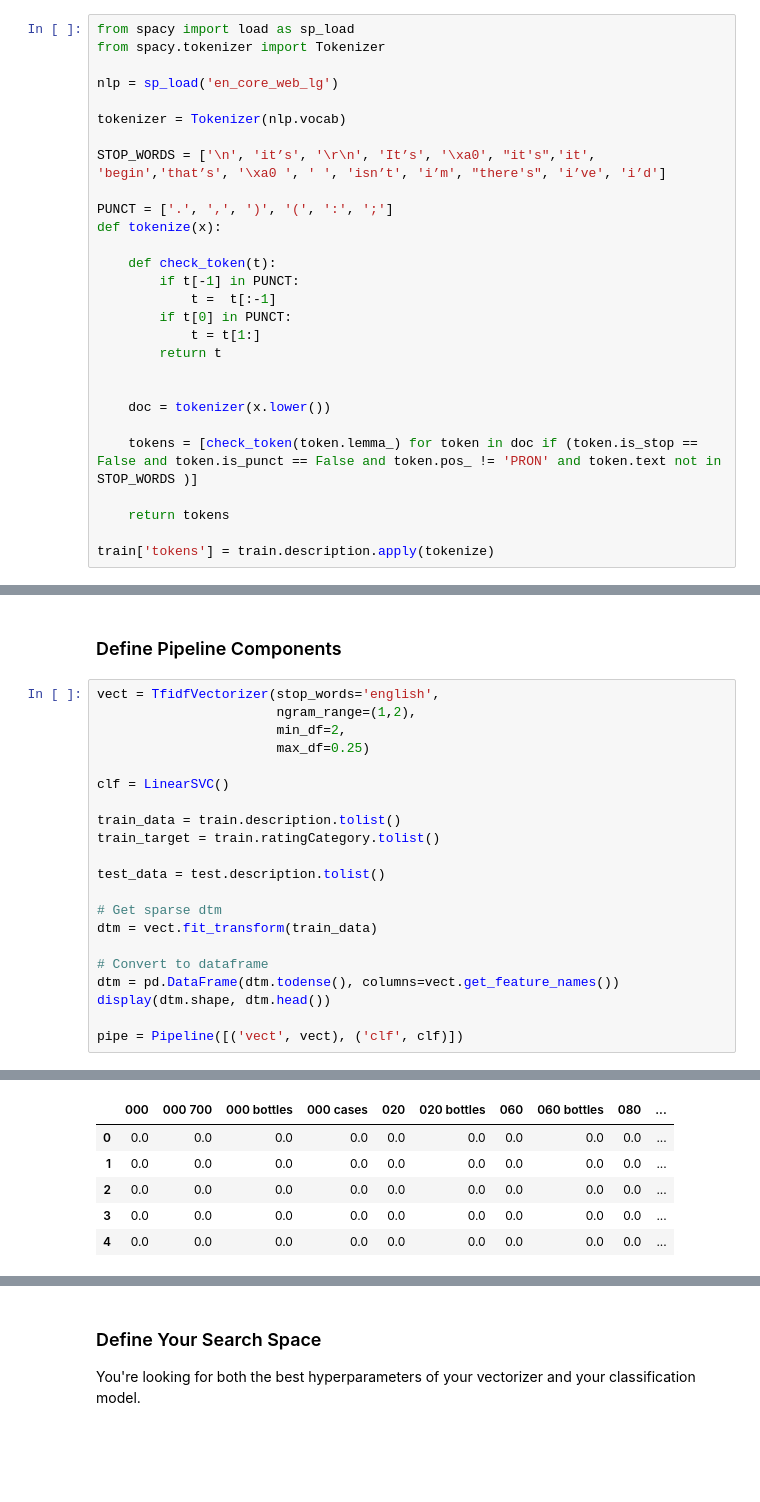
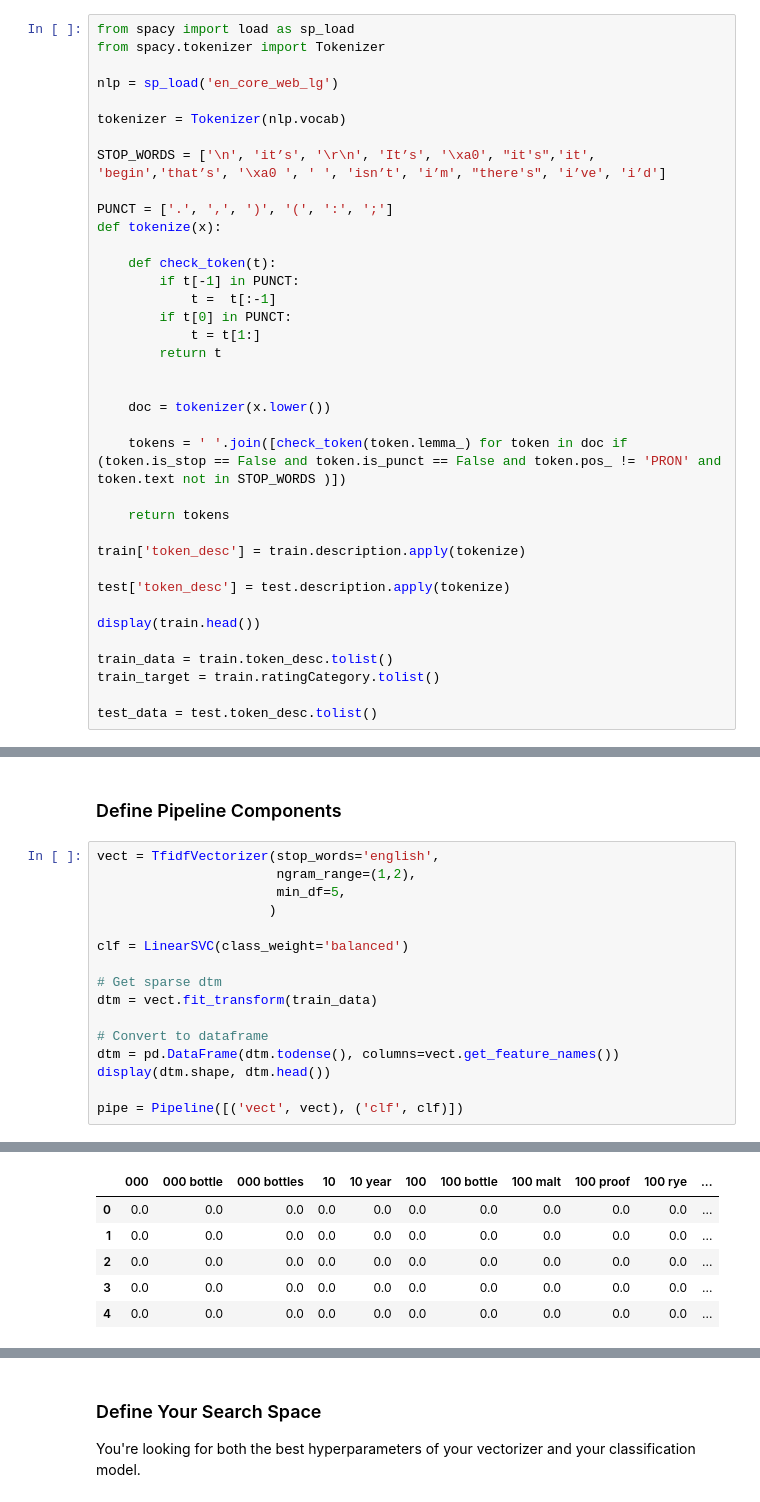
Before and after one commit to nsriniva/DS-Unit-4-Sprint-1-NLP, a Jupyter notebook: module3-document-classification/LS_DS_413_Document_Classification_Assignment.ipynb, the cells around one changed output, grey strips where cells are left out. Cells and saved outputs as stored; diff of their text form; blank space fills up the shorter version.

```diff
--- a/module3-document-classification/LS_DS_413_Document_Classification_Assignment.ipynb
+++ b/module3-document-classification/LS_DS_413_Document_Classification_Assignment.ipynb
@@ -76,8 +76,17 @@ def tokenize(x):
 
     doc = tokenizer(x.lower())
 
-    tokens = [check_token(token.lemma_) for token in doc if (token.is_stop == False and token.is_punct == False and token.pos_ != 'PRON' and token.text not in STOP_WORDS )]
+    tokens = ' '.join([check_token(token.lemma_) for token in doc if (token.is_stop == False and token.is_punct == False and token.pos_ != 'PRON' and token.text not in STOP_WORDS )])
 
     return tokens
 
-train['tokens'] = train.description.apply(tokenize)
+train['token_desc'] = train.description.apply(tokenize)
+
+test['token_desc'] = test.description.apply(tokenize)
+
+display(train.head())
+
+train_data = train.token_desc.tolist()
+train_target = train.ratingCategory.tolist()
+
+test_data = test.token_desc.tolist()
@@ -96,15 +139,10 @@ display(word_counts.most_common(1000))
 # %%
 vect = TfidfVectorizer(stop_words='english',
                        ngram_range=(1,2),
-                       min_df=2,
-                       max_df=0.25)
+                       min_df=5,
+                      )
 
-clf = LinearSVC()
-
-train_data = train.description.tolist()
-train_target = train.ratingCategory.tolist()
-
-test_data = test.description.tolist()
+clf = LinearSVC(class_weight='balanced')
 
 # Get sparse dtm
 dtm = vect.fit_transform(train_data)
@@ -119,6 +157,6 @@ pipe = Pipeline([('vect', vect), ('clf', clf)])
-|  | 000 | 000 700 | 000 bottles | 000 cases | 020 | 020 bottles | 060 | 060 bottles | 080 | ... |
-| 0 | 0.0 | 0.0 | 0.0 | 0.0 | 0.0 | 0.0 | 0.0 | 0.0 | 0.0 | ... |
-| 1 | 0.0 | 0.0 | 0.0 | 0.0 | 0.0 | 0.0 | 0.0 | 0.0 | 0.0 | ... |
-| 2 | 0.0 | 0.0 | 0.0 | 0.0 | 0.0 | 0.0 | 0.0 | 0.0 | 0.0 | ... |
-| 3 | 0.0 | 0.0 | 0.0 | 0.0 | 0.0 | 0.0 | 0.0 | 0.0 | 0.0 | ... |
-| 4 | 0.0 | 0.0 | 0.0 | 0.0 | 0.0 | 0.0 | 0.0 | 0.0 | 0.0 | ... |
+|  | 000 | 000 bottle | 000 bottles | 10 | 10 year | 100 | 100 bottle | 100 malt | 100 proof | 100 rye | ... |
+| 0 | 0.0 | 0.0 | 0.0 | 0.0 | 0.0 | 0.0 | 0.0 | 0.0 | 0.0 | 0.0 | ... |
+| 1 | 0.0 | 0.0 | 0.0 | 0.0 | 0.0 | 0.0 | 0.0 | 0.0 | 0.0 | 0.0 | ... |
+| 2 | 0.0 | 0.0 | 0.0 | 0.0 | 0.0 | 0.0 | 0.0 | 0.0 | 0.0 | 0.0 | ... |
+| 3 | 0.0 | 0.0 | 0.0 | 0.0 | 0.0 | 0.0 | 0.0 | 0.0 | 0.0 | 0.0 | ... |
+| 4 | 0.0 | 0.0 | 0.0 | 0.0 | 0.0 | 0.0 | 0.0 | 0.0 | 0.0 | 0.0 | ... |
```
Also changed, not shown: parts of 24 cells of this notebook, 2 other files.
